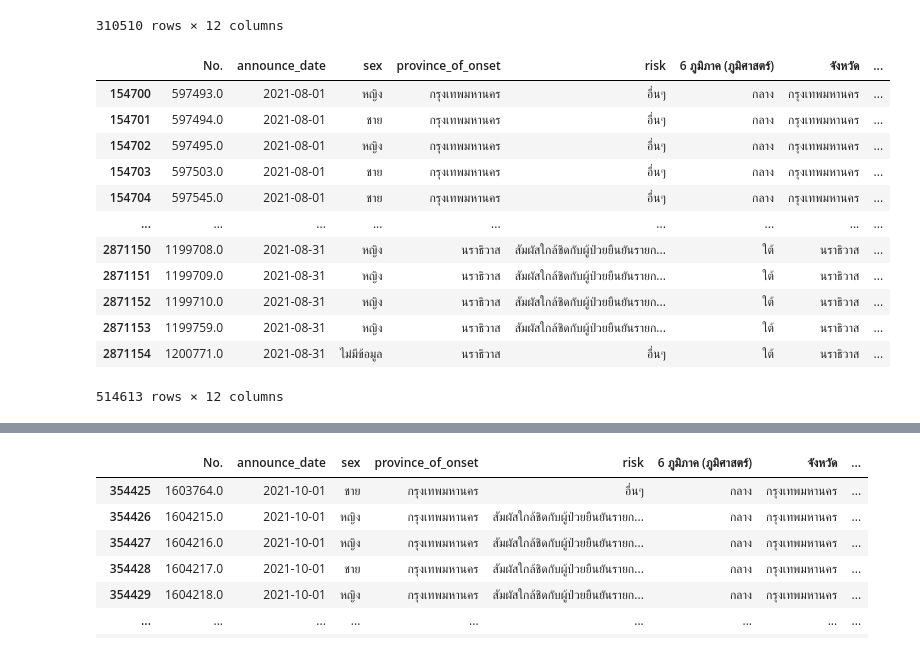
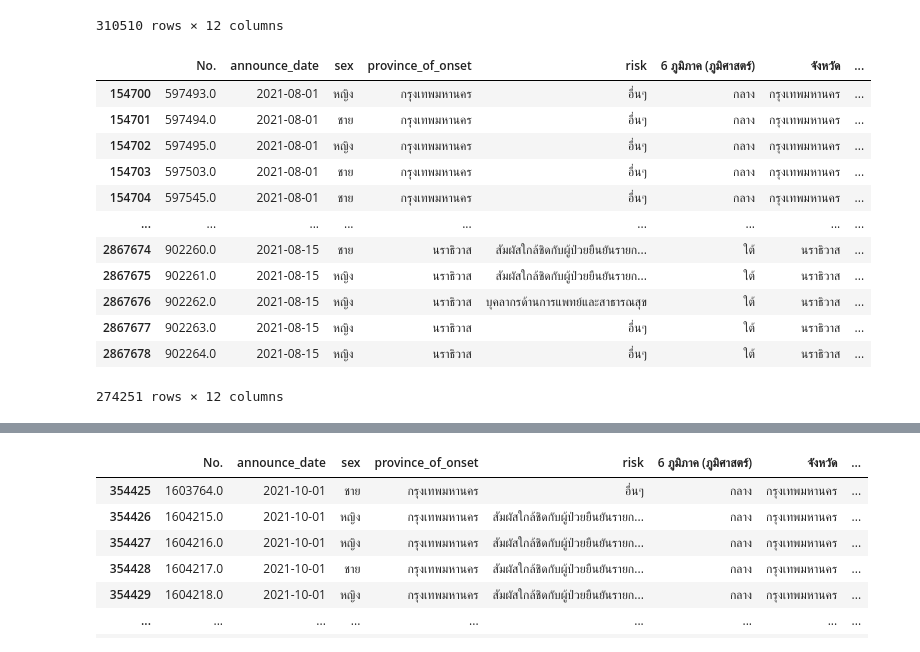
Before and after one commit to BooEiEi/data_viz_2022, a Jupyter notebook: Final_Project.ipynb, the cells around one changed output, grey strips where cells are left out. Drawn from its saved outputs; the diff is of its cells as text; code cells hidden in the pictures.

```diff
--- a/Final_Project.ipynb
+++ b/Final_Project.ipynb
@@ -850,19 +850,19 @@ covid_4
 | 2864444 | 592805.0 | 2021-07-31 | ชาย | นราธิวาส | สัมผัสใกล้ชิดกับผู้ป่วยยืนยันรายก... | ใต้ | นราธิวาส | ... |
 310510 rows × 12 columns
 # %%
-covid_5 = covid2[(covid2['announce_date'] >='2021-08-01') &  (covid2['announce_date'] <= '2021-08-31')]
+covid_5 = covid2[(covid2['announce_date'] >='2021-08-01') &  (covid2['announce_date'] <= '2021-08-15')]
 covid_5
 # %% [output]
 |  | No. | announce_date | sex | province_of_onset | risk | 6 ภูมิภาค (ภูมิศาสตร์) | จังหวัด | ... |
 | 154700 | 597493.0 | 2021-08-01 | หญิง | กรุงเทพมหานคร | อื่นๆ | กลาง | กรุงเทพมหานคร | ... |
 | 154701 | 597494.0 | 2021-08-01 | ชาย | กรุงเทพมหานคร | อื่นๆ | กลาง | กรุงเทพมหานคร | ... |
 | 154702 | 597495.0 | 2021-08-01 | หญิง | กรุงเทพมหานคร | อื่นๆ | กลาง | กรุงเทพมหานคร | ... |
 | 154703 | 597503.0 | 2021-08-01 | ชาย | กรุงเทพมหานคร | อื่นๆ | กลาง | กรุงเทพมหานคร | ... |
 | 154704 | 597545.0 | 2021-08-01 | ชาย | กรุงเทพมหานคร | อื่นๆ | กลาง | กรุงเทพมหานคร | ... |
 | ... | ... | ... | ... | ... | ... | ... | ... | ... |
-| 2871150 | 1199708.0 | 2021-08-31 | หญิง | นราธิวาส | สัมผัสใกล้ชิดกับผู้ป่วยยืนยันรายก... | ใต้ | นราธิวาส | ... |
-| 2871151 | 1199709.0 | 2021-08-31 | หญิง | นราธิวาส | สัมผัสใกล้ชิดกับผู้ป่วยยืนยันรายก... | ใต้ | นราธิวาส | ... |
-| 2871152 | 1199710.0 | 2021-08-31 | หญิง | นราธิวาส | สัมผัสใกล้ชิดกับผู้ป่วยยืนยันรายก... | ใต้ | นราธิวาส | ... |
-| 2871153 | 1199759.0 | 2021-08-31 | หญิง | นราธิวาส | สัมผัสใกล้ชิดกับผู้ป่วยยืนยันรายก... | ใต้ | นราธิวาส | ... |
-| 2871154 | 1200771.0 | 2021-08-31 | ไม่มีข้อมูล | นราธิวาส | อื่นๆ | ใต้ | นราธิวาส | ... |
+| 2867674 | 902260.0 | 2021-08-15 | ชาย | นราธิวาส | สัมผัสใกล้ชิดกับผู้ป่วยยืนยันรายก... | ใต้ | นราธิวาส | ... |
+| 2867675 | 902261.0 | 2021-08-15 | หญิง | นราธิวาส | สัมผัสใกล้ชิดกับผู้ป่วยยืนยันรายก... | ใต้ | นราธิวาส | ... |
+| 2867676 | 902262.0 | 2021-08-15 | หญิง | นราธิวาส | บุคลากรด้านการแพทย์และสาธารณสุข | ใต้ | นราธิวาส | ... |
+| 2867677 | 902263.0 | 2021-08-15 | หญิง | นราธิวาส | อื่นๆ | ใต้ | นราธิวาส | ... |
+| 2867678 | 902264.0 | 2021-08-15 | หญิง | นราธิวาส | อื่นๆ | ใต้ | นราธิวาส | ... |
-514613 rows × 12 columns
+274251 rows × 12 columns
```
Also changed, not shown: parts of 3 cells of this notebook.
